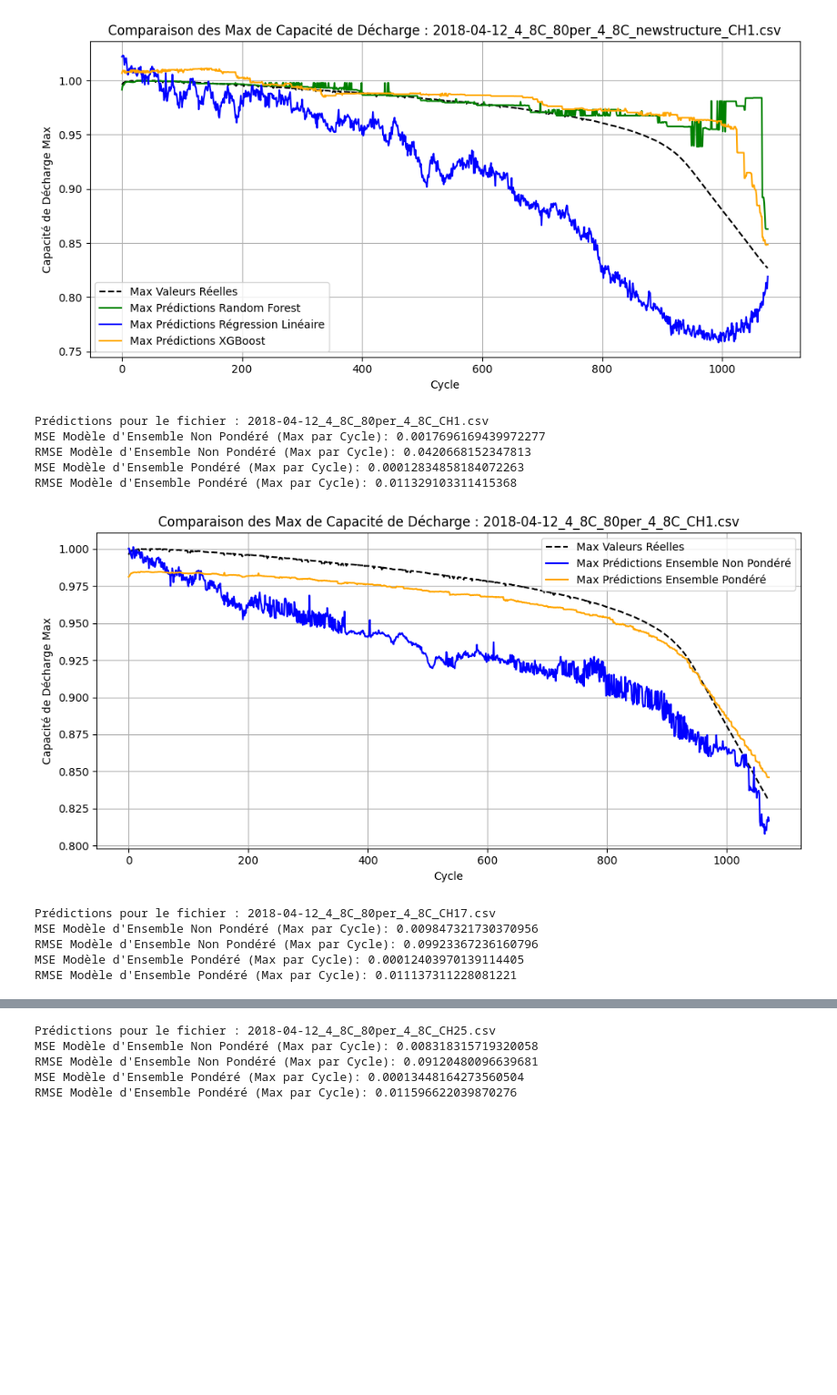
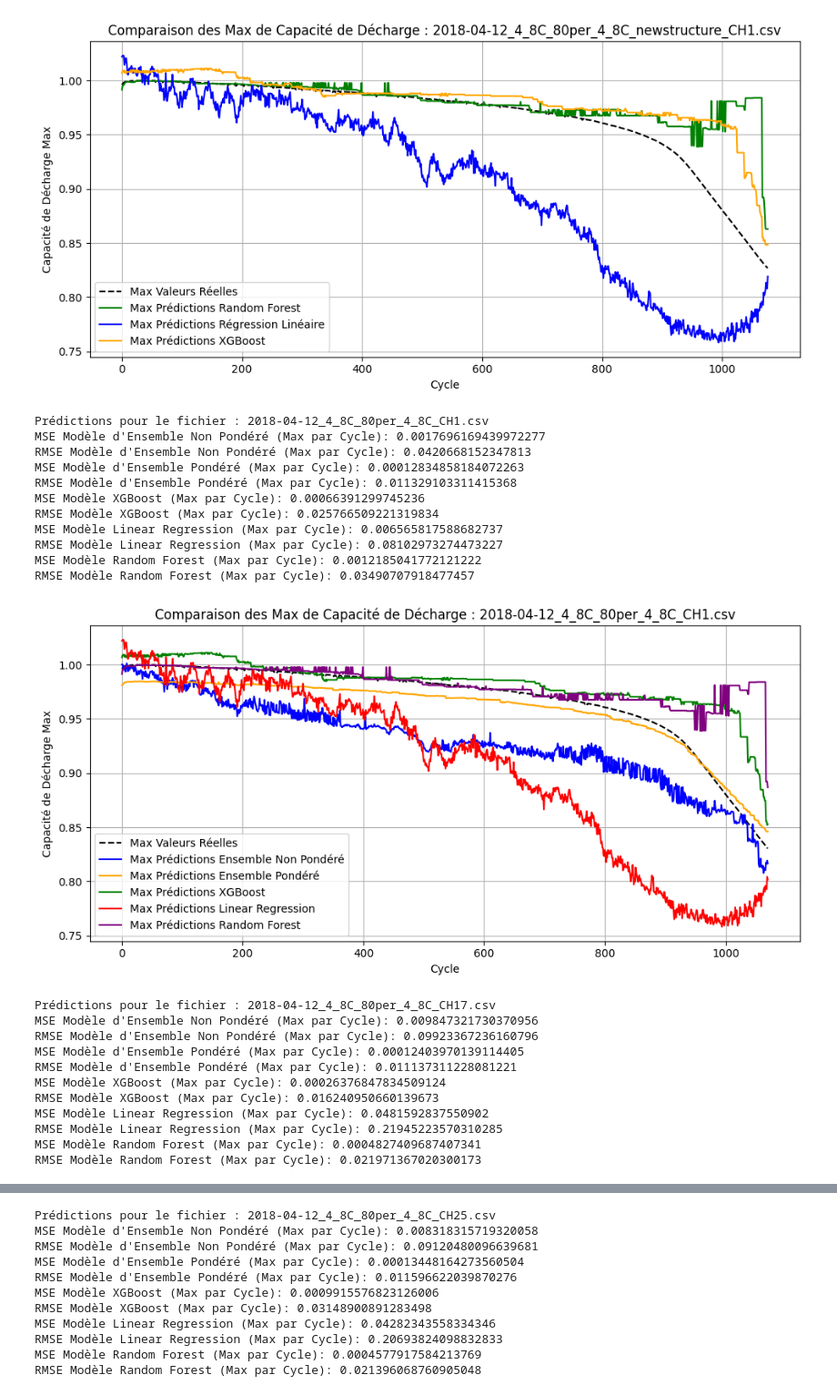
Before and after one commit to SalimMabed/PHM-Batteries, a Jupyter notebook: first_modele.ipynb, the cells around one changed output, grey strips where cells are left out. Shown at 91% size. Saved outputs shown, nothing was run; the diff lists cells and outputs as text; code cells hidden in the pictures; blank space fills up the shorter version.

```diff
--- a/first_modele.ipynb
+++ b/first_modele.ipynb
@@ -1012,52 +1068,86 @@ for csv_file in csv_files[12:]:  # Traiter les fichiers de test (à partir du 13
     # Entraîner le modèle pondéré
     ensemble_model_weighted.fit(X_test, y_test)
 
-    # Faire des prédictions avec les deux modèles
+    # Faire des prédictions avec les différents modèles
     ensemble_pred = ensemble_model.predict(X_test)
     ensemble_pred_weighted = ensemble_model_weighted.predict(X_test)
+    xgb_pred = xgb_model.predict(X_test)
+    lr_pred = lr_model.predict(X_test)
+    rf_pred = rf_model.predict(X_test)
 
     # Calculer le maximum par cycle pour chaque modèle
     ensemble_pred_max_per_cycle = pd.Series(ensemble_pred).groupby(cycle_index).max()
     ensemble_pred_weighted_max_per_cycle = pd.Series(ensemble_pred_weighted).groupby(cycle_index).max()
+    xgb_pred_max_per_cycle = pd.Series(xgb_pred).groupby(cycle_index).max()
+    lr_pred_max_per_cycle = pd.Series(lr_pred).groupby(cycle_index).max()
+    rf_pred_max_per_cycle = pd.Series(rf_pred).groupby(cycle_index).max()
     y_test_max_per_cycle = y_test.groupby(cycle_index).max()  # Maximum des valeurs réelles
 
     # Calculer les métriques MSE et RMSE par cycle
     mse_ensemble = mean_squared_error(y_test_max_per_cycle, ensemble_pred_max_per_cycle)
     mse_ensemble_weighted = mean_squared_error(y_test_max_per_cycle, ensemble_pred_weighted_max_per_cycle)
+    mse_xgb = mean_squared_error(y_test_max_per_cycle, xgb_pred_max_per_cycle)
+    mse_lr = mean_squared_error(y_test_max_per_cycle, lr_pred_max_per_cycle)
+    mse_rf = mean_squared_error(y_test_max_per_cycle, rf_pred_max_per_cycle)
+
     rmse_ensemble = np.sqrt(mse_ensemble)
     rmse_ensemble_weighted = np.sqrt(mse_ensemble_weighted)
+    rmse_xgb = np.sqrt(mse_xgb)
+    rmse_lr = np.sqrt(mse_lr)
+    rmse_rf = np.sqrt(mse_rf)
 
     # Afficher les résultats des métriques par cycle
     print(f"MSE Modèle d'Ensemble Non Pondéré (Max par Cycle): {mse_ensemble}")
     print(f"RMSE Modèle d'Ensemble Non Pondéré (Max par Cycle): {rmse_ensemble}")
     print(f"MSE Modèle d'Ensemble Pondéré (Max par Cycle): {mse_ensemble_weighted}")
     print(f"RMSE Modèle d'Ensemble Pondéré (Max par Cycle): {rmse_ensemble_weighted}")
+    print(f"MSE Modèle XGBoost (Max par Cycle): {mse_xgb}")
+    print(f"RMSE Modèle XGBoost (Max par Cycle): {rmse_xgb}")
+    print(f"MSE Modèle Linear Regression (Max par Cycle): {mse_lr}")
+    print(f"RMSE Modèle Linear Regression (Max par Cycle): {rmse_lr}")
+    print(f"MSE Modèle Random Forest (Max par Cycle): {mse_rf}")
+    print(f"RMSE Modèle Random Forest (Max par Cycle): {rmse_rf}")
 
     # Tracer les résultats
     plt.figure(figsize=(10, 5))
     plt.plot(y_test_max_per_cycle.values, label='Max Valeurs Réelles', color='black', linestyle='--')
     ensemble_pred_max_per_cycle.plot(label='Max Prédictions Ensemble Non Pondéré', color='blue')
     ensemble_pred_weighted_max_per_cycle.plot(label='Max Prédictions Ensemble Pondéré', color='orange')
+    xgb_pred_max_per_cycle.plot(label='Max Prédictions XGBoost', color='green')
+    lr_pred_max_per_cycle.plot(label='Max Prédictions Linear Regression', color='red')
+    rf_pred_max_per_cycle.plot(label='Max Prédictions Random Forest', color='purple')
 
     # Ajouter un titre et des étiquettes
     plt.title(f'Comparaison des Max de Capacité de Décharge : {csv_file}')
     plt.xlabel('Cycle')
     plt.ylabel('Capacité de Décharge Max')
     plt.legend()
     plt.grid()
     plt.tight_layout()
 
     # Afficher le graphique
     plt.show()
 # %% [output]
 Prédictions pour le fichier : 2018-04-12_4_8C_80per_4_8C_CH1.csv
 MSE Modèle d'Ensemble Non Pondéré (Max par Cycle): 0.0017696169439972277
 RMSE Modèle d'Ensemble Non Pondéré (Max par Cycle): 0.0420668152347813
 MSE Modèle d'Ensemble Pondéré (Max par Cycle): 0.00012834858184072263
 RMSE Modèle d'Ensemble Pondéré (Max par Cycle): 0.011329103311415368
+MSE Modèle XGBoost (Max par Cycle): 0.00066391299745236
+RMSE Modèle XGBoost (Max par Cycle): 0.025766509221319834
+MSE Modèle Linear Regression (Max par Cycle): 0.006565817588682737
+RMSE Modèle Linear Regression (Max par Cycle): 0.08102973274473227
+MSE Modèle Random Forest (Max par Cycle): 0.0012185041772121222
+RMSE Modèle Random Forest (Max par Cycle): 0.03490707918477457
-[figure, old version]
+[figure, new version]
 Prédictions pour le fichier : 2018-04-12_4_8C_80per_4_8C_CH17.csv
 MSE Modèle d'Ensemble Non Pondéré (Max par Cycle): 0.009847321730370956
 RMSE Modèle d'Ensemble Non Pondéré (Max par Cycle): 0.09923367236160796
 MSE Modèle d'Ensemble Pondéré (Max par Cycle): 0.00012403970139114405
 RMSE Modèle d'Ensemble Pondéré (Max par Cycle): 0.011137311228081221
+MSE Modèle XGBoost (Max par Cycle): 0.00026376847834509124
+RMSE Modèle XGBoost (Max par Cycle): 0.016240950660139673
+MSE Modèle Linear Regression (Max par Cycle): 0.0481592837550902
+RMSE Modèle Linear Regression (Max par Cycle): 0.21945223570310285
+MSE Modèle Random Forest (Max par Cycle): 0.0004827409687407341
+RMSE Modèle Random Forest (Max par Cycle): 0.021971367020300173
@@ -1067,3 +1157,9 @@ MSE Modèle d'Ensemble Non Pondéré (Max par Cycle): 0.008318315719320058
 RMSE Modèle d'Ensemble Non Pondéré (Max par Cycle): 0.09120480096639681
 MSE Modèle d'Ensemble Pondéré (Max par Cycle): 0.00013448164273560504
 RMSE Modèle d'Ensemble Pondéré (Max par Cycle): 0.011596622039870276
+MSE Modèle XGBoost (Max par Cycle): 0.0009915576823126006
+RMSE Modèle XGBoost (Max par Cycle): 0.03148900891283498
+MSE Modèle Linear Regression (Max par Cycle): 0.04282343558334346
+RMSE Modèle Linear Regression (Max par Cycle): 0.20693824098832833
+MSE Modèle Random Forest (Max par Cycle): 0.0004577917584213769
+RMSE Modèle Random Forest (Max par Cycle): 0.021396068760905048
```
Also changed, not shown: parts of 2 cells of this notebook.
